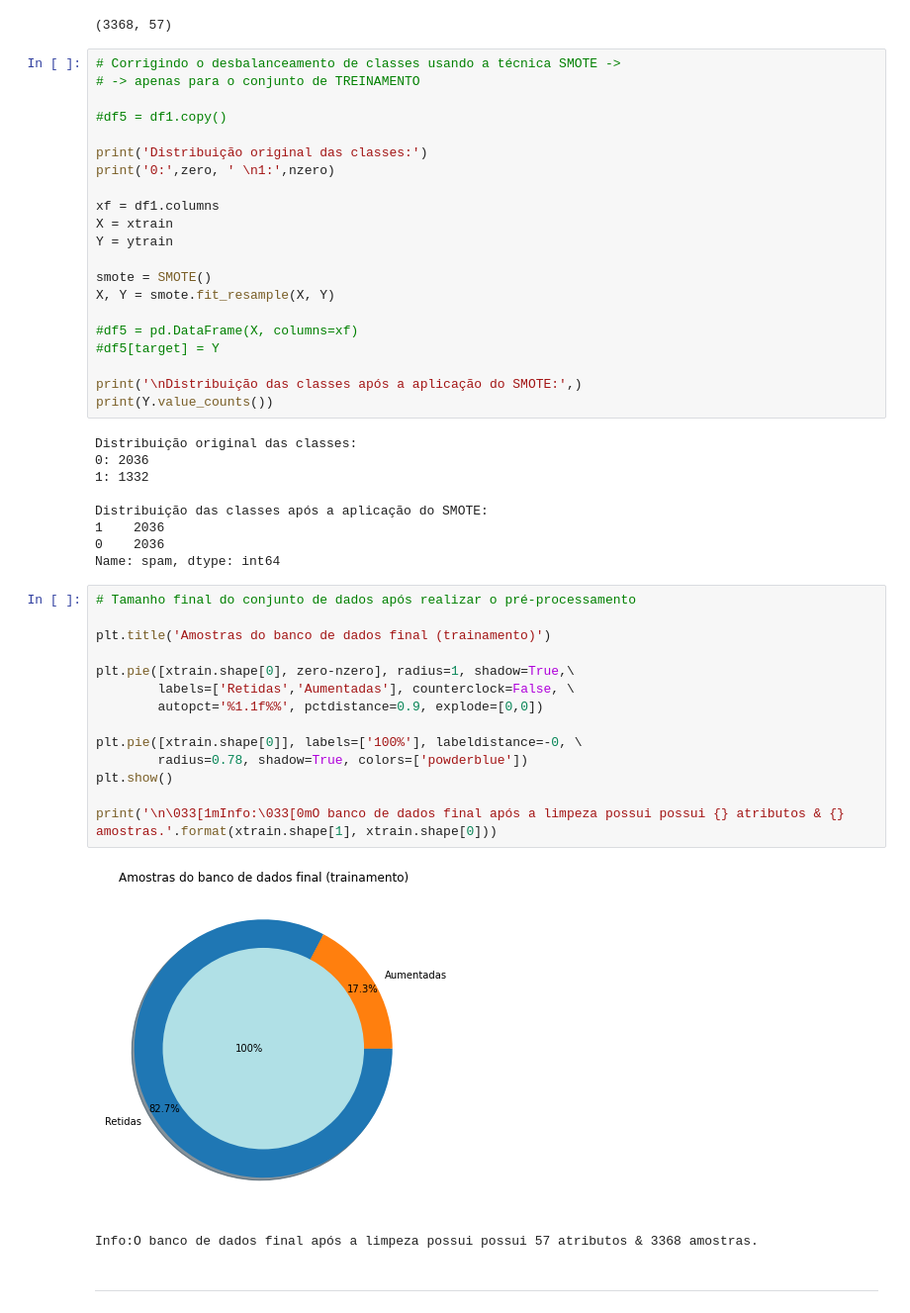
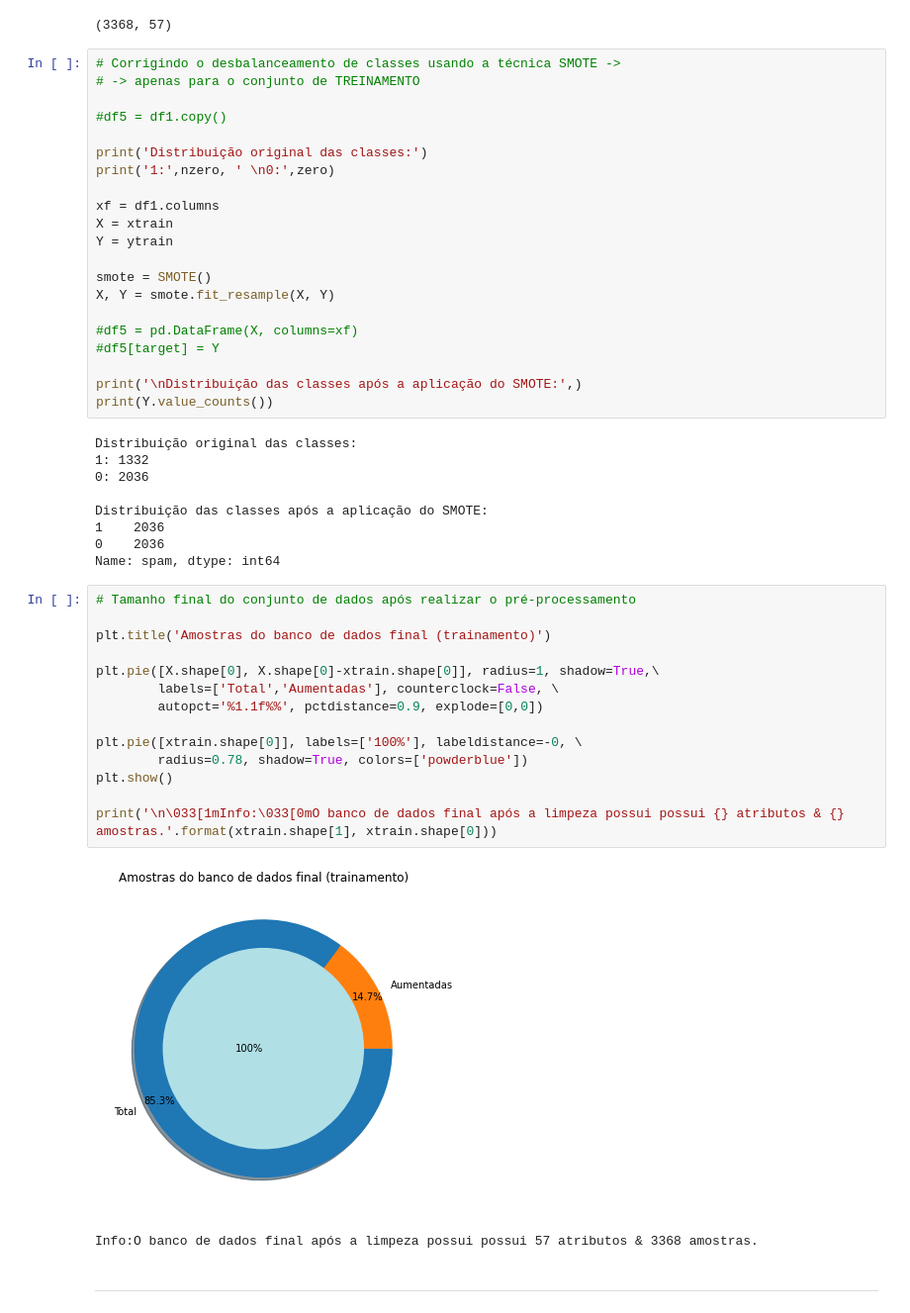
Before and after one commit to zolpy/Hub-ia-senai-londrina-pr, a Jupyter notebook: 04-machine-learning/exercicios/aula12/email-spam-detection.ipynb, the cells around one changed output. Shown at 99% size. Drawn from its saved outputs; the diff is of its cells as text.

```diff
--- a/04-machine-learning/exercicios/aula12/email-spam-detection.ipynb
+++ b/04-machine-learning/exercicios/aula12/email-spam-detection.ipynb
@@ -272,7 +276,7 @@ xtrain.shape
 #df5 = df1.copy()
 
 print('Distribuição original das classes:')
-print('0:',zero, ' \n1:',nzero)
+print('1:',nzero, ' \n0:',zero)
 
 xf = df1.columns
 X = xtrain
@@ -288,8 +292,8 @@ print('\nDistribuição das classes após a aplicação do SMOTE:',)
 print(Y.value_counts())
 # %% [output]
 Distribuição original das classes:
+1: 1332
 0: 2036
-1: 1332
 
 Distribuição das classes após a aplicação do SMOTE:
 1    2036
@@ -298,19 +302,19 @@ Name: spam, dtype: int64
 # %%
 # Tamanho final do conjunto de dados após realizar o pré-processamento
 
 plt.title('Amostras do banco de dados final (trainamento)')
 
-plt.pie([xtrain.shape[0], zero-nzero], radius=1, shadow=True,\
-        labels=['Retidas','Aumentadas'], counterclock=False, \
+plt.pie([X.shape[0], X.shape[0]-xtrain.shape[0]], radius=1, shadow=True,\
+        labels=['Total','Aumentadas'], counterclock=False, \
         autopct='%1.1f%%', pctdistance=0.9, explode=[0,0])
 
 plt.pie([xtrain.shape[0]], labels=['100%'], labeldistance=-0, \
         radius=0.78, shadow=True, colors=['powderblue'])
 plt.show()
 
 print('\n\033[1mInfo:\033[0mO banco de dados final após a limpeza possui possui {} atributos & {} amostras.'.format(xtrain.shape[1], xtrain.shape[0]))
 # %% [output]
-[figure, old version]
+[figure, new version]
 Info:O banco de dados final após a limpeza possui possui 57 atributos & 3368 amostras.
 # %% [markdown]
 ---
```
Also changed, not shown: parts of 25 cells of this notebook.
